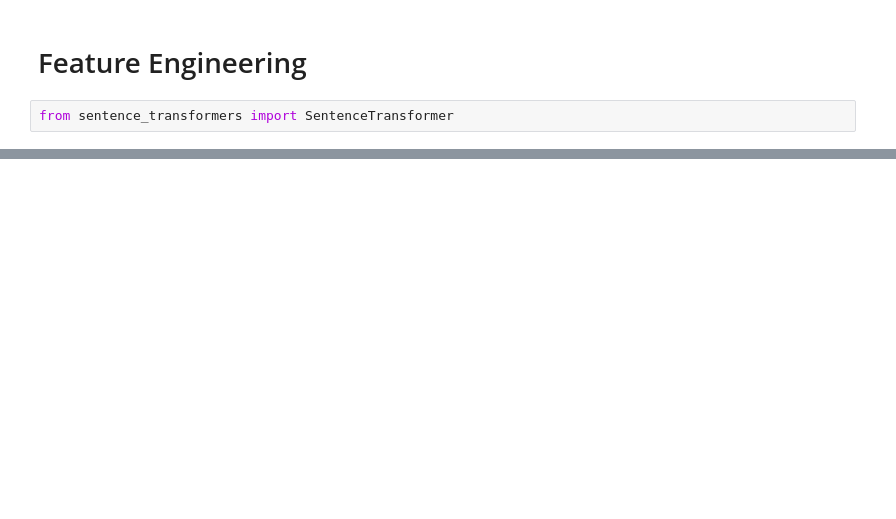
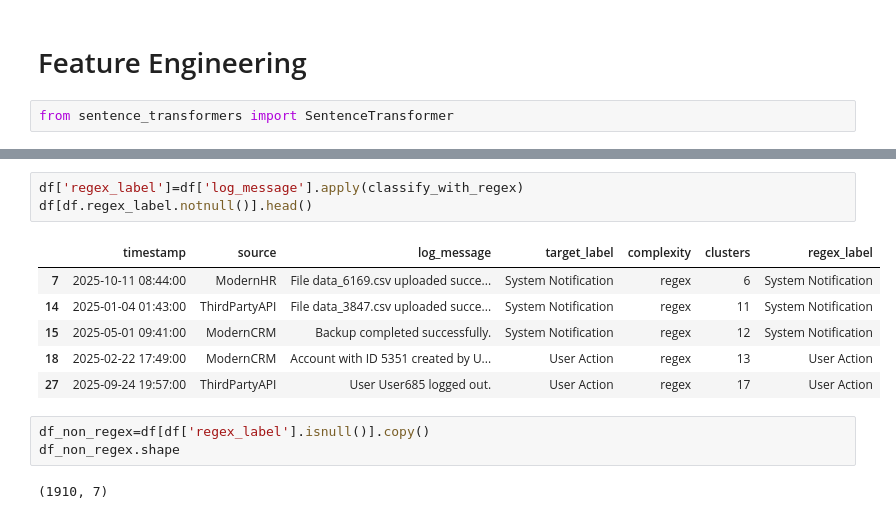
Before and after one commit to Gokulasuthan-Murugan/Software-log-Monitoring-system-using-Hybrid-Classification-Model, a Jupyter notebook: notebook/Hybrid_classification.ipynb, the cells around one changed output, grey strips where cells are left out. Drawn from its saved outputs; the diff is of its cells as text; blank space fills up the shorter version.

```diff
--- a/notebook/Hybrid_classification.ipynb
+++ b/notebook/Hybrid_classification.ipynb
@@ -116,0 +250,15 @@ embeddings=model.encode(df['log_message'].tolist())
+# %%
+df['regex_label']=df['log_message'].apply(classify_with_regex)
+df[df.regex_label.notnull()].head()
+# %% [output]
+|  | timestamp | source | log_message | target_label | complexity | clusters | regex_label |
+| 7 | 2025-10-11 08:44:00 | ModernHR | File data_6169.csv uploaded succe... | System Notification | regex | 6 | System Notification |
+| 14 | 2025-01-04 01:43:00 | ThirdPartyAPI | File data_3847.csv uploaded succe... | System Notification | regex | 11 | System Notification |
+| 15 | 2025-05-01 09:41:00 | ModernCRM | Backup completed successfully. | System Notification | regex | 12 | System Notification |
+| 18 | 2025-02-22 17:49:00 | ModernCRM | Account with ID 5351 created by U... | User Action | regex | 13 | User Action |
+| 27 | 2025-09-24 19:57:00 | ThirdPartyAPI | User User685 logged out. | User Action | regex | 17 | User Action |
+# %%
+df_non_regex=df[df['regex_label'].isnull()].copy()
+df_non_regex.shape
+# %% [output]
+(1910, 7)
```
Also changed, not shown: parts of 37 cells of this notebook, 7 other files.
